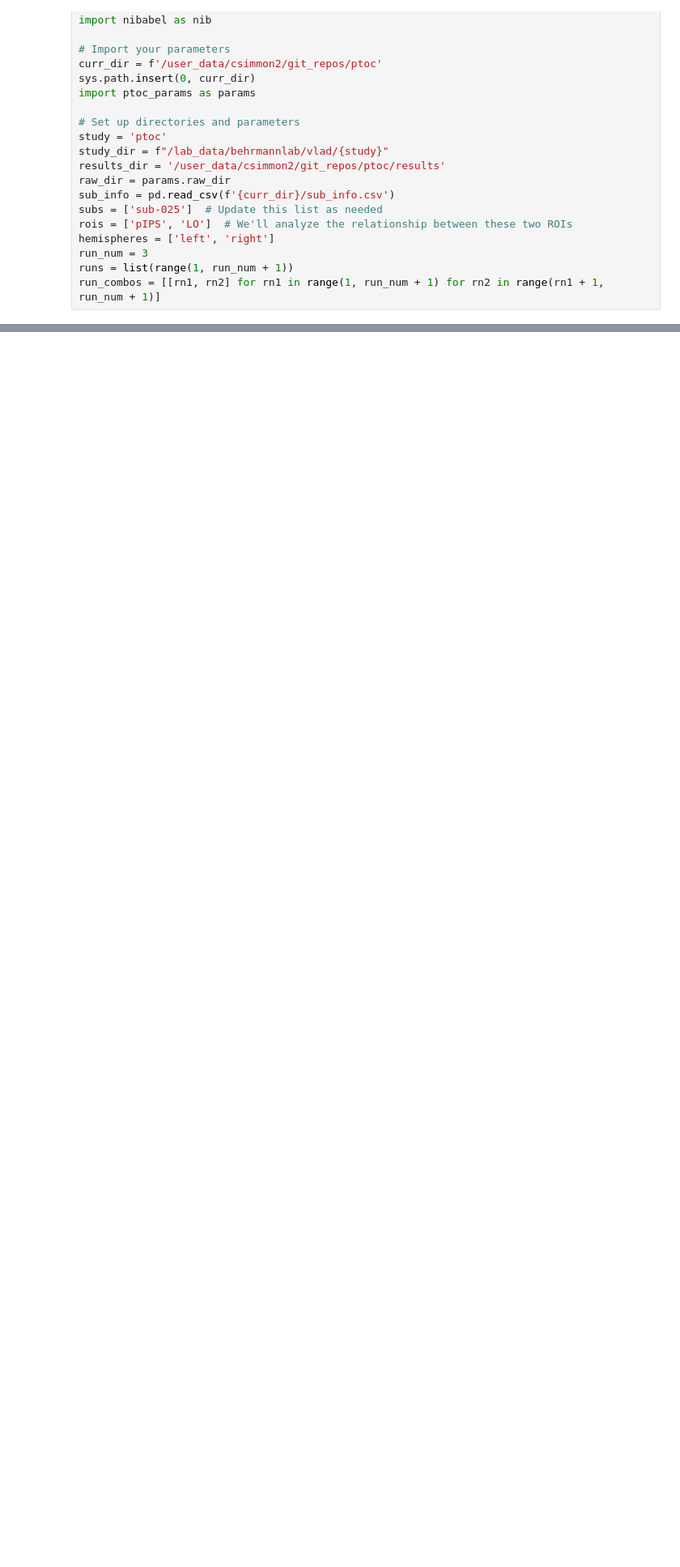
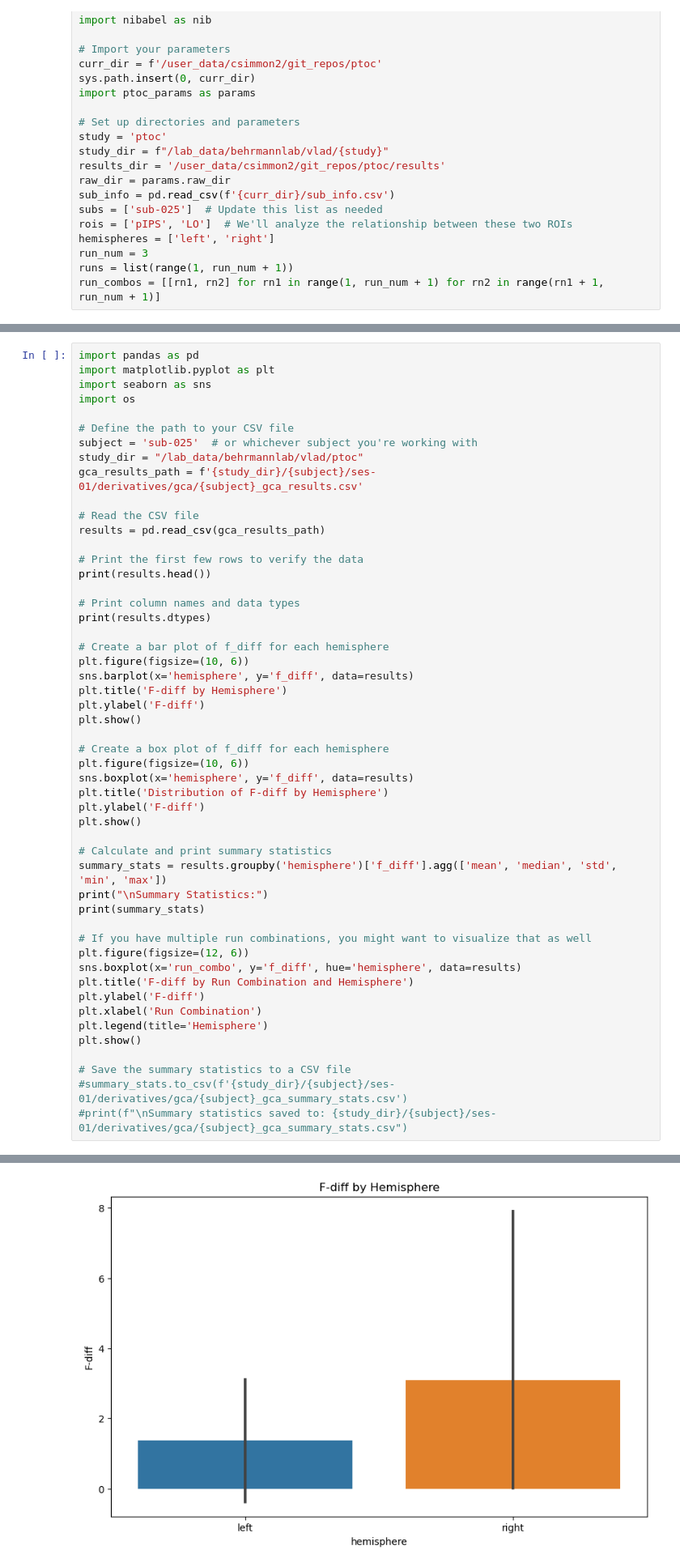
Before and after one commit to cnsimmons/ptoc, a Jupyter notebook: analyses/gca_viz.ipynb, the cells around one changed output, grey strips where cells are left out. Shown at 81% size. Cells and saved outputs as stored; diff of their text form; blank space fills up the shorter version.

```diff
--- a/analyses/gca_viz.ipynb
+++ b/analyses/gca_viz.ipynb
@@ -44,0 +156,52 @@ print(results[results['hemisphere'] == 'left'])
+# %%
+import pandas as pd
+import matplotlib.pyplot as plt
+import seaborn as sns
+import os
+
+# Define the path to your CSV file
+subject = 'sub-025'  # or whichever subject you're working with
+study_dir = "/lab_data/behrmannlab/vlad/ptoc"
+gca_results_path = f'{study_dir}/{subject}/ses-01/derivatives/gca/{subject}_gca_results.csv'
+
+# Read the CSV file
+results = pd.read_csv(gca_results_path)
+
+# Print the first few rows to verify the data
+print(results.head())
+
+# Print column names and data types
+print(results.dtypes)
+
+# Create a bar plot of f_diff for each hemisphere
+plt.figure(figsize=(10, 6))
+sns.barplot(x='hemisphere', y='f_diff', data=results)
+plt.title('F-diff by Hemisphere')
+plt.ylabel('F-diff')
+plt.show()
+
+# Create a box plot of f_diff for each hemisphere
+plt.figure(figsize=(10, 6))
+sns.boxplot(x='hemisphere', y='f_diff', data=results)
+plt.title('Distribution of F-diff by Hemisphere')
+plt.ylabel('F-diff')
+plt.show()
+
+# Calculate and print summary statistics
+summary_stats = results.groupby('hemisphere')['f_diff'].agg(['mean', 'median', 'std', 'min', 'max'])
+print("\nSummary Statistics:")
+print(summary_stats)
+
+# If you have multiple run combinations, you might want to visualize that as well
+plt.figure(figsize=(12, 6))
+sns.boxplot(x='run_combo', y='f_diff', hue='hemisphere', data=results)
+plt.title('F-diff by Run Combination and Hemisphere')
+plt.ylabel('F-diff')
+plt.xlabel('Run Combination')
+plt.legend(title='Hemisphere')
+plt.show()
+
+# Save the summary statistics to a CSV file
+#summary_stats.to_csv(f'{study_dir}/{subject}/ses-01/derivatives/gca/{subject}_gca_summary_stats.csv')
+#print(f"\nSummary statistics saved to: {study_dir}/{subject}/ses-01/derivatives/gca/{subject}_gca_summary_stats.csv")
+# %% [output]
@@ -44,0 +219 @@ print(results[results['hemisphere'] == 'left'])
+[figure, added]
```
Also changed, not shown: parts of 3 cells of this notebook, 27 other files.
